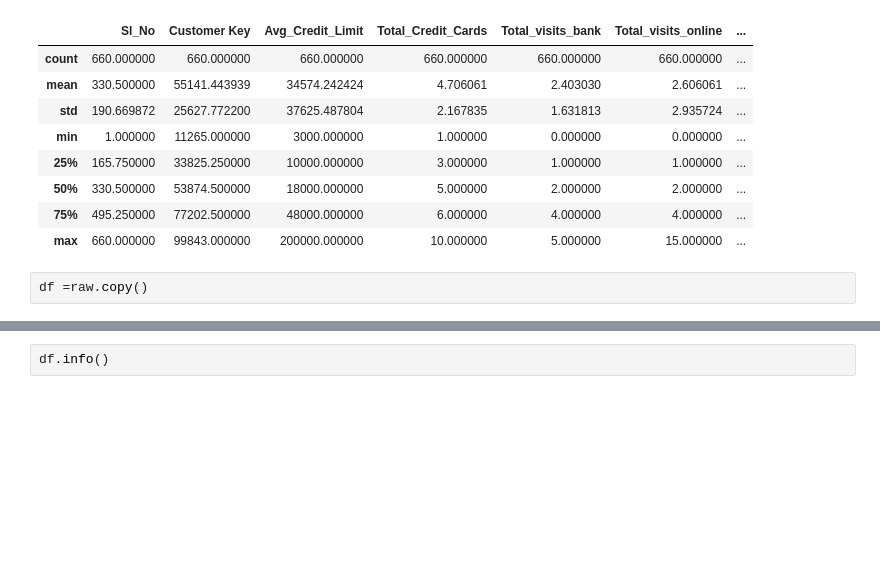
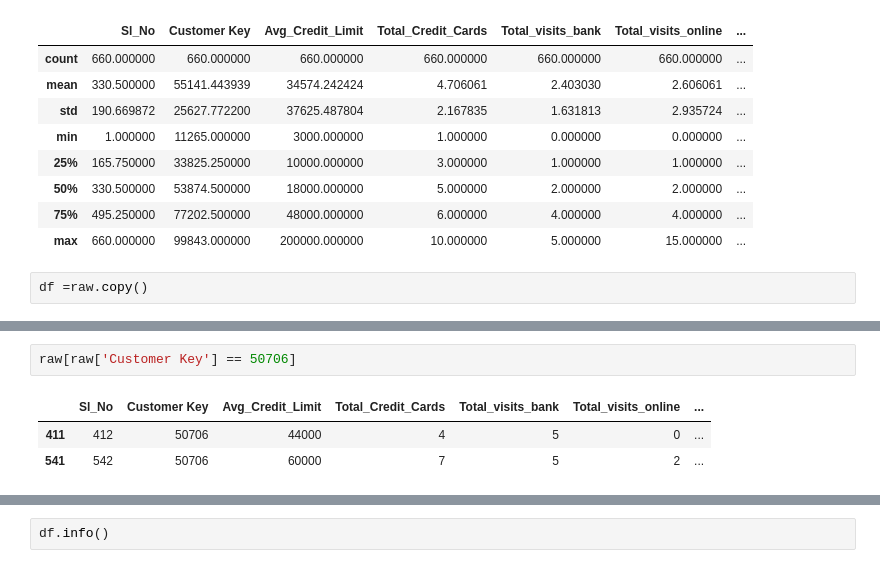
Before and after one commit to cfreeman22/AllLifeBankCustomer_Segmentation, a Jupyter notebook: AllLifeBankCustomerSegmentation.ipynb, the cells around one changed output, grey strips where cells are left out. Cells and saved outputs as stored; diff of their text form; blank space fills up the shorter version.

```diff
--- a/AllLifeBankCustomerSegmentation.ipynb
+++ b/AllLifeBankCustomerSegmentation.ipynb
@@ -70,0 +104,6 @@ df =raw.copy()
+# %%
+raw[raw['Customer Key'] == 50706]
+# %% [output]
+|  | Sl_No | Customer Key | Avg_Credit_Limit | Total_Credit_Cards | Total_visits_bank | Total_visits_online | ... |
+| 411 | 412 | 50706 | 44000 | 4 | 5 | 0 | ... |
+| 541 | 542 | 50706 | 60000 | 7 | 5 | 2 | ... |
```
Also changed, not shown: parts of 12 cells of this notebook.
